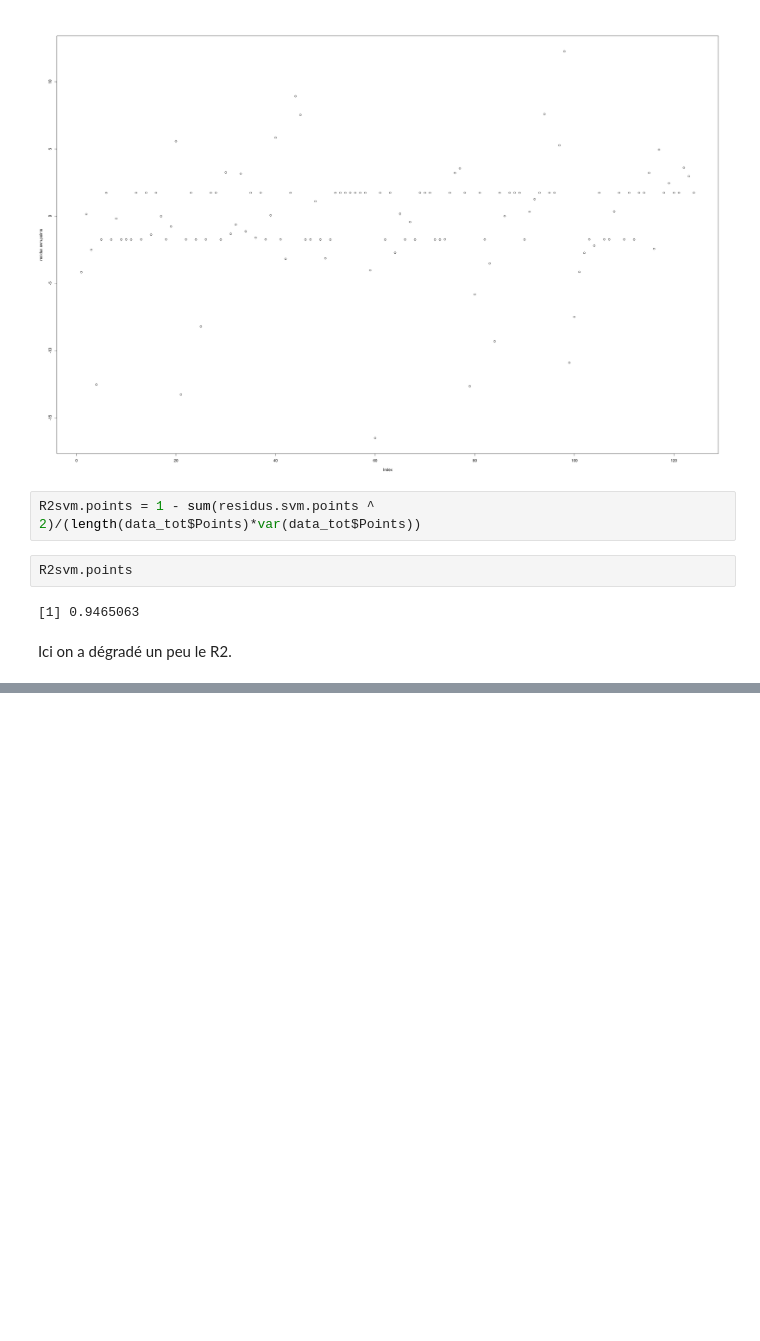
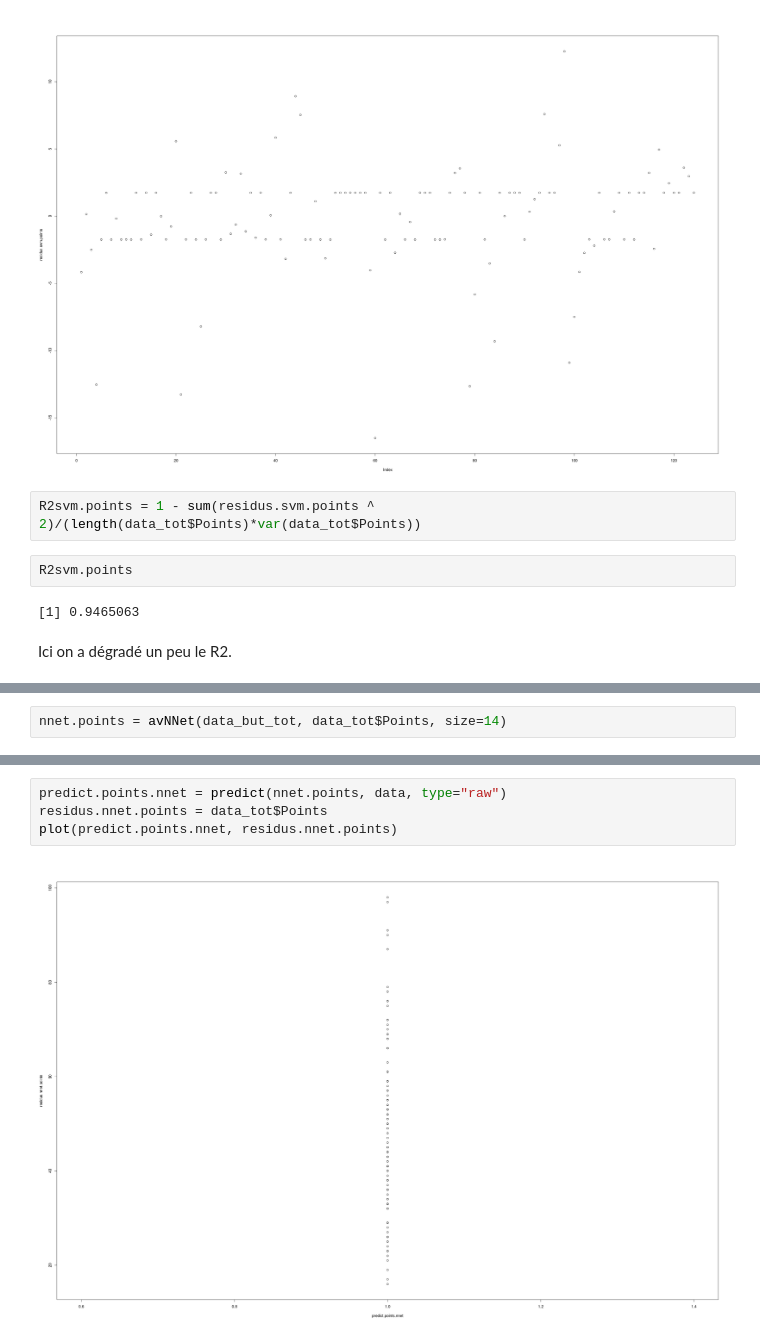
Before and after one commit to CamilleBichet/Projet_Foot_5A, a Jupyter notebook: Machine_Learning.ipynb, the cells around one changed output, grey strips where cells are left out. Saved outputs shown, nothing was run; the diff lists cells and outputs as text; blank space fills up the shorter version.

Commit message:
tentative nnet

```diff
--- a/Machine_Learning.ipynb
+++ b/Machine_Learning.ipynb
@@ -331,0 +338,2 @@ Ici on a dégradé un peu le R2.
+# %%
+nnet.points = avNNet(data_but_tot, data_tot$Points, size=14)
@@ -331,0 +358,6 @@ Ici on a dégradé un peu le R2.
+# %%
+predict.points.nnet = predict(nnet.points, data, type="raw")
+residus.nnet.points = data_tot$Points
+plot(predict.points.nnet, residus.nnet.points)
+# %% [output]
+[figure, added]
```
Also changed, not shown: parts of 27 cells of this notebook.
